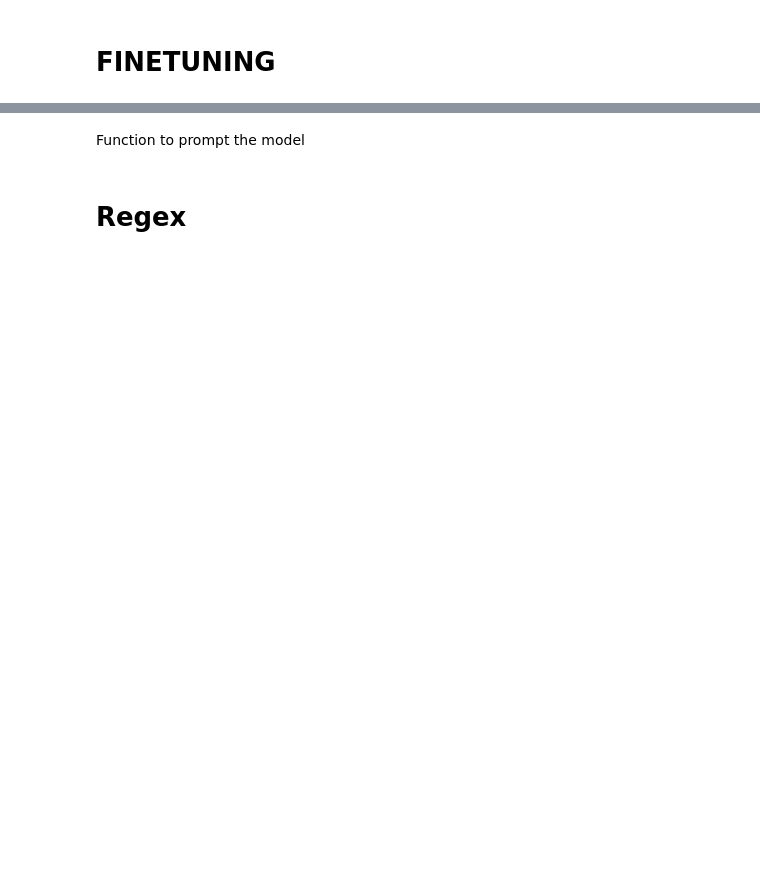
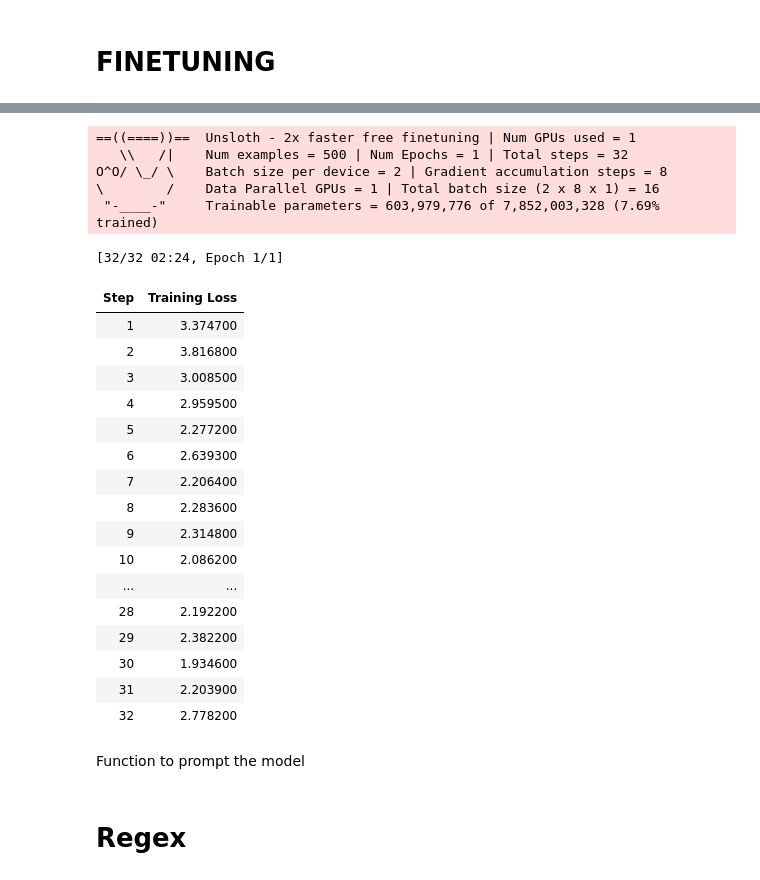
Before and after one commit to IF-Project-Group-1/The-Trial-of-the-Sphinx, a Jupyter notebook: IF_Proj.ipynb, the cells around one changed output, grey strips where cells are left out. Drawn from its saved outputs; the diff is of its cells as text; code cells hidden in the pictures; blank space fills up the shorter version.

```diff
--- a/IF_Proj.ipynb
+++ b/IF_Proj.ipynb
@@ -86,0 +131,43 @@ FastLanguageModel.for_inference(model) # Enable native 2x faster inference
+# %%
+from trl import SFTTrainer
+from transformers import TrainingArguments
+from unsloth import UnslothTrainer, UnslothTrainingArguments
+
+def formatting_prompts_func(examples):
+    instructions = examples["question"]
+    texts = []
+    for instruction in instructions:
+        # The 'question' field already contains the formatted riddle and answer
+        text = f"{instruction}"
+        texts.append(text)
+    return texts # Changed to return the list directly
+
+trainer = UnslothTrainer(
+    model = model,
+    tokenizer = tokenizer,
+    train_dataset = traindataset,
+    #ataset_text_field = "question", # Remove this line as formatting_func will handle it
+    max_seq_length = 4096,
+    dataset_num_proc = 8,
+    formatting_func = formatting_prompts_func,
+
+    args = UnslothTrainingArguments(
+        per_device_train_batch_size = 2,
+        gradient_accumulation_steps = 8,
+        gradient_checkpointing=True,
+
+        warmup_ratio = 0.1,
+        num_train_epochs = 1,
+
+        learning_rate = 5e-5,
+        embedding_learning_rate = 5e-6,
+
+        logging_steps = 1,
+        optim = "adamw_8bit",
+        weight_decay = 0.00,
+        lr_scheduler_type = "cosine",
+        seed = 3407,
+        output_dir = "outputs",
+        report_to = "none", # Use TrackIO/WandB etc
+    ),
+)
@@ -87,3 +177,29 @@ FastLanguageModel.for_inference(model) # Enable native 2x faster inference
+# %%
+trainer_stats = trainer.train()
+# %% [output]
+==((====))==  Unsloth - 2x faster free finetuning | Num GPUs used = 1
+   \\   /|    Num examples = 500 | Num Epochs = 1 | Total steps = 32
+O^O/ \_/ \    Batch size per device = 2 | Gradient accumulation steps = 8
+\        /    Data Parallel GPUs = 1 | Total batch size (2 x 8 x 1) = 16
+ "-____-"     Trainable parameters = 603,979,776 of 7,852,003,328 (7.69% trained)
+[32/32 02:24, Epoch 1/1]
+| Step | Training Loss |
+| 1 | 3.374700 |
+| 2 | 3.816800 |
+| 3 | 3.008500 |
+| 4 | 2.959500 |
+| 5 | 2.277200 |
+| 6 | 2.639300 |
+| 7 | 2.206400 |
+| 8 | 2.283600 |
+| 9 | 2.314800 |
+| 10 | 2.086200 |
+| ... | ... |
+| 28 | 2.192200 |
+| 29 | 2.382200 |
+| 30 | 1.934600 |
+| 31 | 2.203900 |
+| 32 | 2.778200 |
 # %% [markdown]
 Function to prompt the model
 # %%
```
Also changed, not shown: parts of 14 cells of this notebook.
